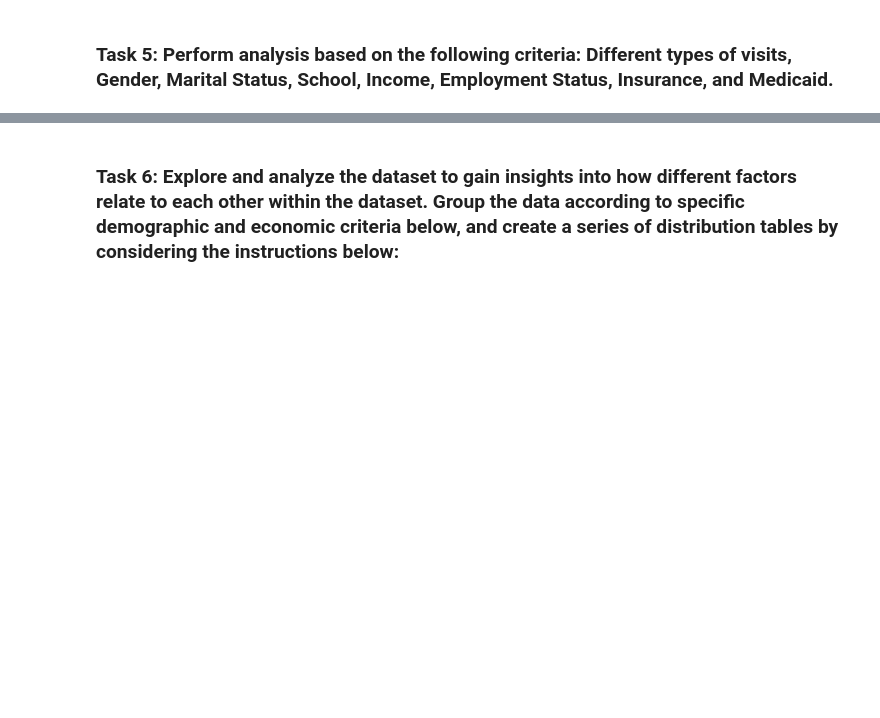
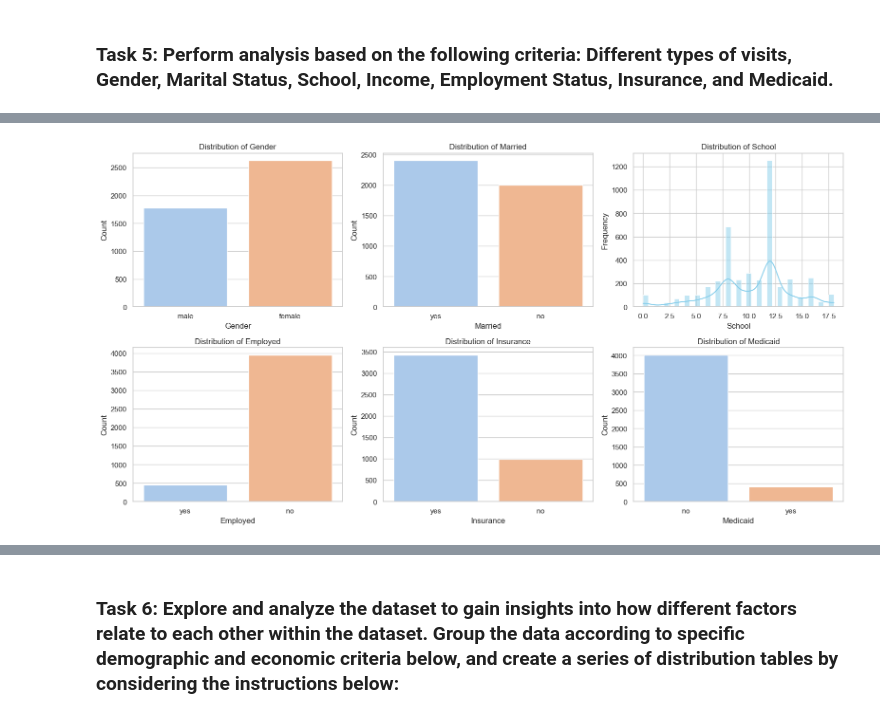
Before and after one commit to pkapoor2/PC-AIML, a Jupyter notebook: Applied Data Science with Python/capstone1session3/src/iCAP_session_3_student.ipynb, the cells around one changed output, grey strips where cells are left out. Drawn from its saved outputs; the diff is of its cells as text; code cells hidden in the pictures; blank space fills up the shorter version.

```diff
--- a/Applied Data Science with Python/capstone1session3/src/iCAP_session_3_student.ipynb
+++ b/Applied Data Science with Python/capstone1session3/src/iCAP_session_3_student.ipynb
@@ -56,0 +60,3 @@
+# %%
+df = pd.read_csv('../dataset/NSMES1988updated.csv')
+df.head()
@@ -60,0 +194,31 @@
+# %%
+#Set up the visual theme
+sns.set_theme(style="whitegrid")
+# Features to plot
+features = ['gender', 'married', 'school', 'employed', 'insurance', 'medicaid']
+# Create subplots
+fig, axes = plt.subplots(nrows=3, ncols=3, figsize=(16, 12))
+axes = axes.flatten()
+# Plot each feature with fixed syntax
+for i, feature in enumerate(features):
+    ax = axes[i]
+    if df[feature].dtype == 'object' or df[feature].nunique() < 10:
+        sns.countplot(data=df, x=feature, hue=feature, ax=ax, palette="pastel")
+        legend = ax.get_legend()
+        if legend:
+            legend.remove()  # Remove legend dupes
+        ax.set_title(f'Distribution of {feature.capitalize()}')
+        ax.set_xlabel(feature.capitalize())
+        ax.set_ylabel('Count')
+    else:
+        sns.histplot(data=df, x=feature, kde=True, ax=ax, color="skyblue")
+        ax.set_title(f'Distribution of {feature.capitalize()}')
+        ax.set_xlabel(feature.capitalize())
+        ax.set_ylabel('Frequency')
+# Remove any extra subplots
+for j in range(len(features), len(axes)):
+    fig.delaxes(axes[j])
+plt.tight_layout()
+plt.show()
+# %% [output]
+[figure, added]
```
Also changed, not shown: parts of 23 cells of this notebook, 10 other files.
